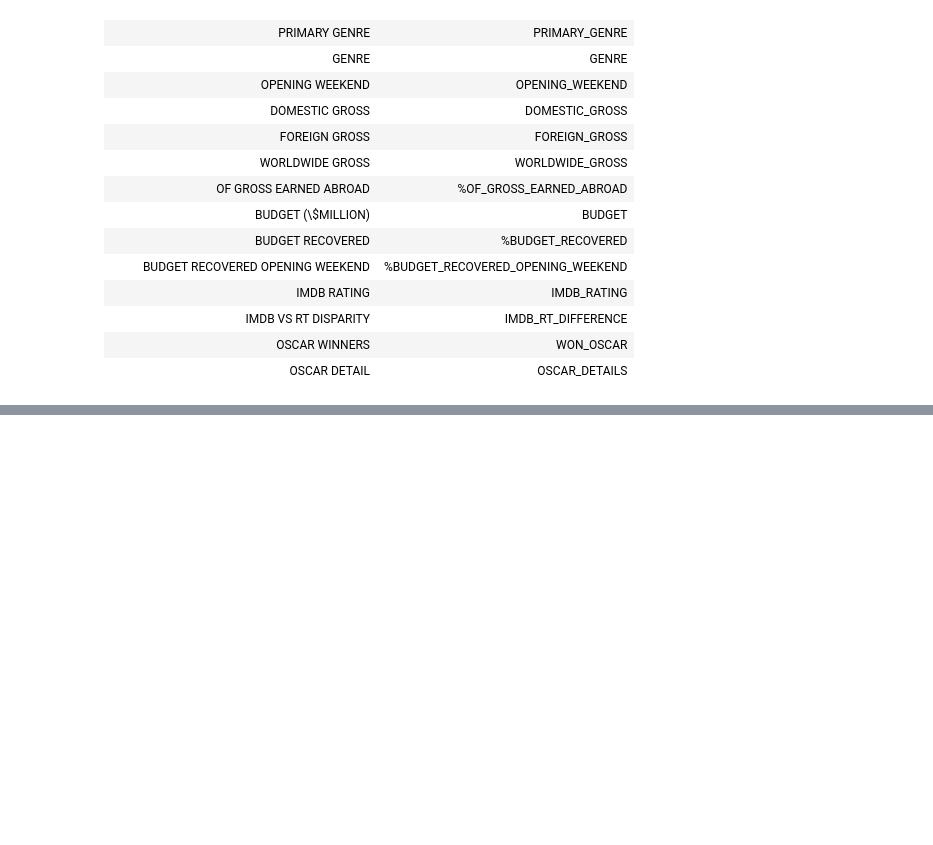
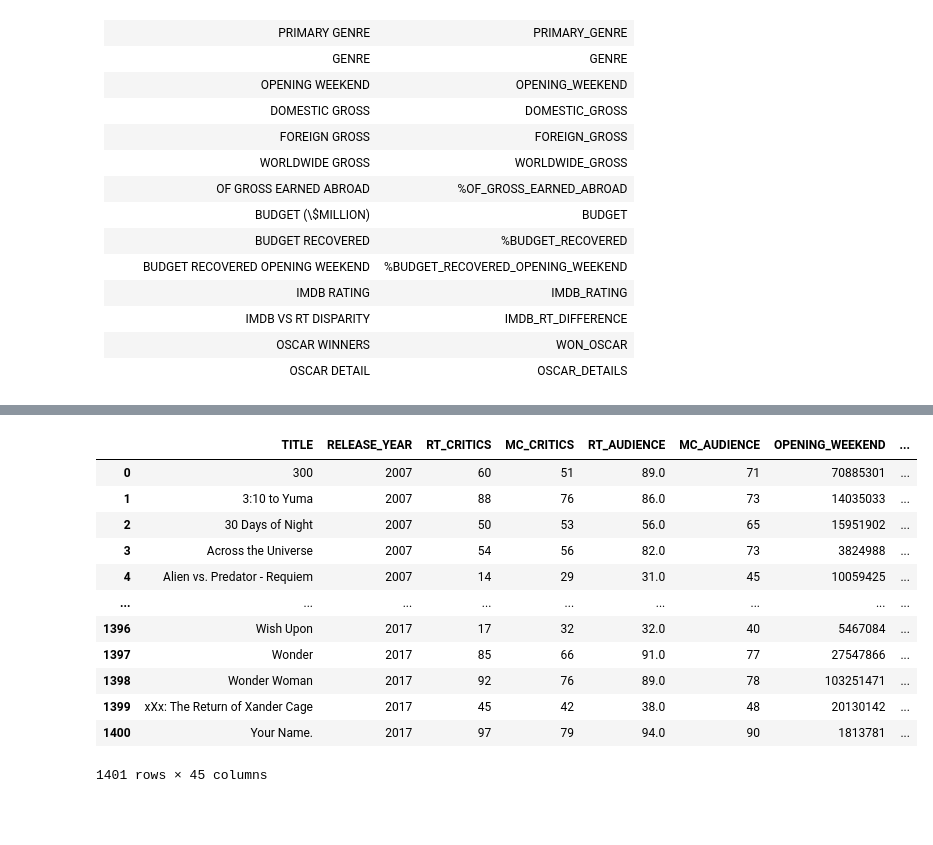
Before and after one commit to NikosGour/Data-Mining-Assignment, a Jupyter notebook: report.ipynb, the cells around one changed output, grey strips where cells are left out. Saved outputs shown, nothing was run; the diff lists cells and outputs as text; code cells hidden in the pictures; blank space fills up the shorter version.

Commit message:
Reordered cleaning.py to be consistent with the report, and finished the data cleaning part of the report

```diff
--- a/report.ipynb
+++ b/report.ipynb
@@ -113,0 +410,3 @@ Some columns are calculable (`Average audience`,`Budget recovered`,etc.), so in
+# %%
+df['WON_OSCAR'] = df['WON_OSCAR'].map(lambda x: clean_oscar_winners_filter(x))
+df['WON_OSCAR'].unique()
@@ -113,0 +494,24 @@ Some columns are calculable (`Average audience`,`Budget recovered`,etc.), so in
+# %%
+try:
+    df.drop(index=930, inplace=True)
+except Exception as e:
+    print(e)
+df.index = pd.RangeIndex(0, len(df.index))
+# %%
+# We do the same thing for `GENRE`
+def get_unique_genres():
+
+    unique_genres = df['GENRE'].value_counts().index.tolist()
+    # Getting all the unique column values, might be (single_value) or (value1,value2,...)
+    # We will split them and add them to a set to get all the unique values
+    genres = set()
+    for i in unique_genres:
+        # if `unique_genres` is a string like this "value1,value2," then `x` will be a list of 3 items, the last one being an empty string, this is a bug so we can prevent this by stripping trailing commas on `i` before splitting
+        for x in i.strip().rstrip(',').split(','):
+            genres.add(x.strip())
+    display(genres)
+
+
+df['GENRE'] = df['GENRE'].apply(lambda x: x.upper())
+df['GENRE'] = df['GENRE'].apply(lambda x: x.strip())
+get_unique_genres()
@@ -113,0 +575,33 @@ Some columns are calculable (`Average audience`,`Budget recovered`,etc.), so in
+# %%
+# We would like to transform this column into one-hot encoding, but we know that a movie can have multiple genres. So instead of one-hot encoding , we will use multiple-hot encoding. For each unique genre a column will be created and if a movie has that genre then the value of the column will be `True` else `False`.
+for i in df.index:
+    for genre in df.loc[i, 'GENRE'].split(','):
+        genre = genre.strip()
+        df.loc[i, f"GENRE_{genre.replace(' ', '_')}"] = True
+
+
+# We also drop the `GENRE` column because we don't need it anymore.
+df.drop(columns=['GENRE'], inplace=True)
+
+# We fill the NaN values with False.
+for col in df.columns:
+    if col.startswith('GENRE'):
+        df[col] = df[col].fillna(False)
+# %%
+df.head()
+# %% [output]
+|  | TITLE | RELEASE_YEAR | RT_CRITICS | MC_CRITICS | RT_AUDIENCE | MC_AUDIENCE | OPENING_WEEKEND | ... |
+| 0 | 300 | 2007 | 60 | 51 | 89.0 | 71 | 70885301 | ... |
+| 1 | 3:10 to Yuma | 2007 | 88 | 76 | 86.0 | 73 | 14035033 | ... |
+| 2 | 30 Days of Night | 2007 | 50 | 53 | 56.0 | 65 | 15951902 | ... |
+| 3 | Across the Universe | 2007 | 54 | 56 | 82.0 | 73 | 3824988 | ... |
+| 4 | Alien vs. Predator - Requiem | 2007 | 14 | 29 | 31.0 | 45 | 10059425 | ... |
+| ... | ... | ... | ... | ... | ... | ... | ... | ... |
+| 1396 | Wish Upon | 2017 | 17 | 32 | 32.0 | 40 | 5467084 | ... |
+| 1397 | Wonder | 2017 | 85 | 66 | 91.0 | 77 | 27547866 | ... |
+| 1398 | Wonder Woman | 2017 | 92 | 76 | 89.0 | 78 | 103251471 | ... |
+| 1399 | xXx: The Return of Xander Cage | 2017 | 45 | 42 | 38.0 | 48 | 20130142 | ... |
+| 1400 | Your Name. | 2017 | 97 | 79 | 94.0 | 90 | 1813781 | ... |
+1401 rows × 45 columns
+# %% [markdown]
+###
```
Also changed, not shown: parts of 47 cells of this notebook, 1 other file.
